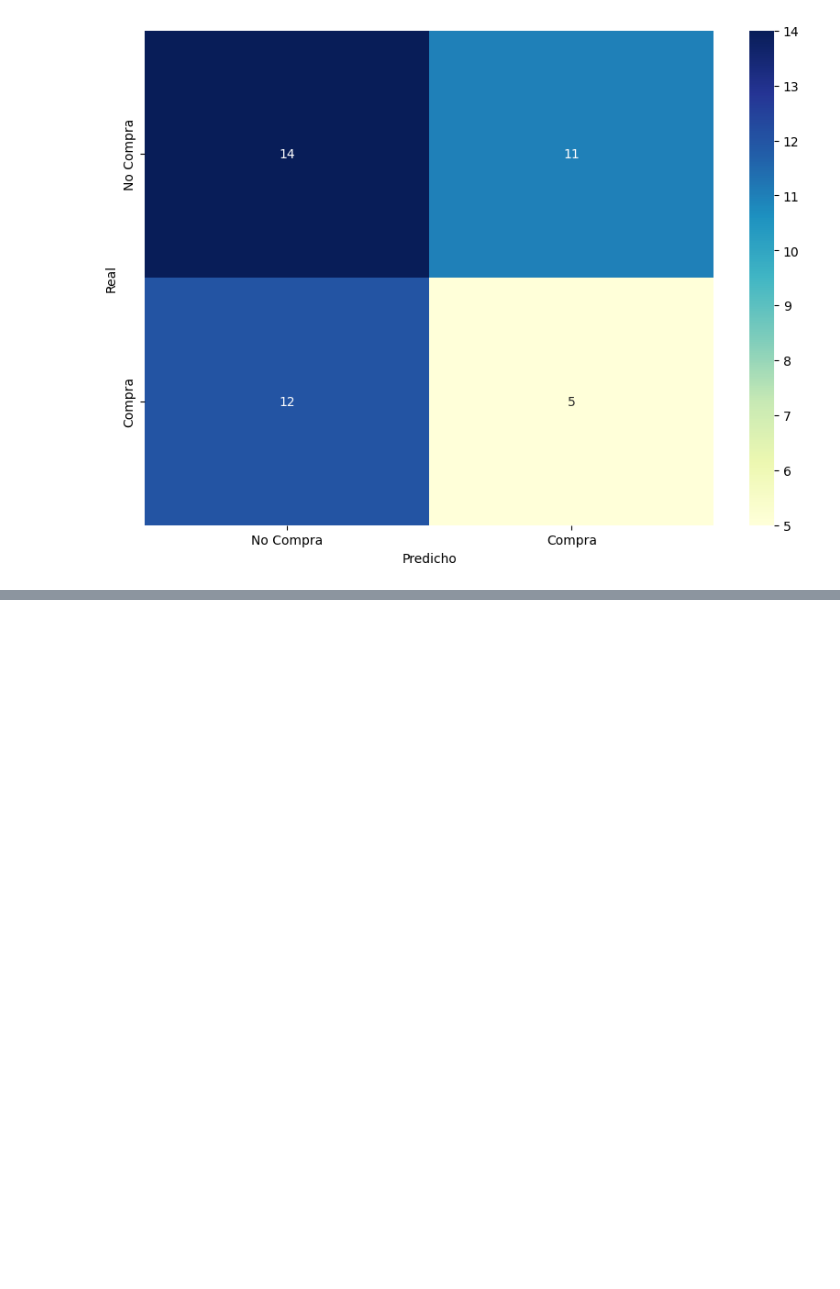
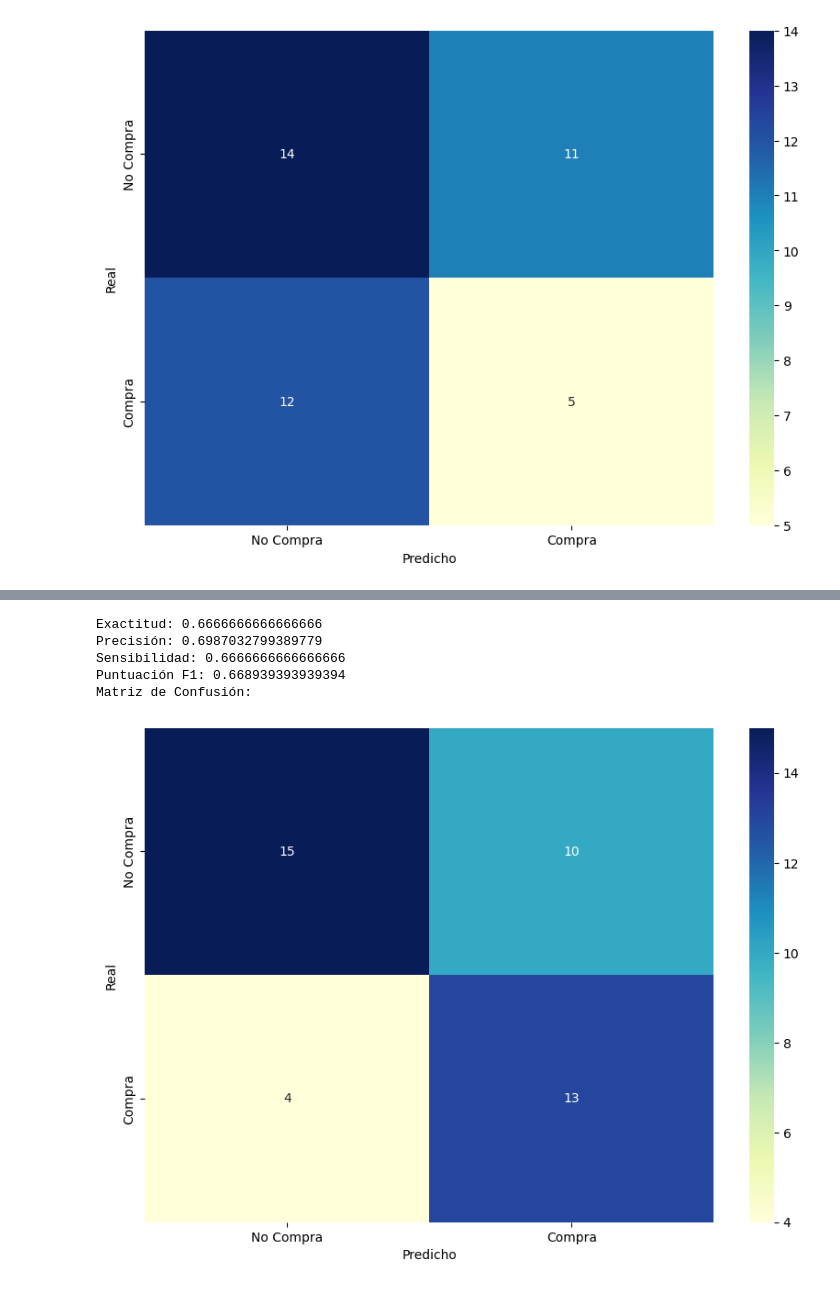
Before and after one commit to Japulgarin/Data_challenge_uninorte, a Jupyter notebook: Ejemplo clasificacion de texto.ipynb, the cells around one changed output, grey strips where cells are left out. Drawn from its saved outputs; the diff is of its cells as text; code cells hidden in the pictures; blank space fills up the shorter version.

```diff
--- a/Ejemplo clasificacion de texto.ipynb
+++ b/Ejemplo clasificacion de texto.ipynb
@@ -263,3 +312,15 @@ Sensibilidad: 0.4523809523809524
 Puntuación F1: 0.4494525082760377
 Matriz de Confusión:
 [figure]
+# %%
+import xgboost as xgb
+
+# Crear y entrenar el modelo
+model_xgb = xgb.XGBClassifier(objective="binary:logistic", random_state=42)
+model_xgb.fit(X_train, y_train)
+
+# Realizar predicciones con el conjunto de prueba
+y_pred_xgb = model_xgb.predict(X_test)
+
+# Evaluar el modelo
+print(classification_report(y_test, y_pred_xgb))
@@ -265,0 +336,38 @@ Matriz de Confusión:
+# %%
+from sklearn.metrics import accuracy_score, precision_score, recall_score, f1_score, confusion_matrix
+import seaborn as sns
+import matplotlib.pyplot as plt
+
+# Realizar predicciones con el conjunto de prueba
+y_pred_xgb = model_xgb.predict(X_test)
+
+# Calcular métricas
+exactitud = accuracy_score(y_test, y_pred_xgb)
+precision = precision_score(y_test, y_pred_xgb, average='weighted')
+sensibilidad = recall_score(y_test, y_pred_xgb, average='weighted')
+f1 = f1_score(y_test, y_pred_xgb, average='weighted')
+matriz_confusion = confusion_matrix(y_test, y_pred_xgb)
+
+# Asumo que tus etiquetas son 'No Compra' y 'Compra', pero esto deberías ajustarlo según tus datos
+etiquetas = ['No Compra', 'Compra']
+
+# Imprimir métricas
+print(f"Exactitud: {exactitud}")
+print(f"Precisión: {precision}")
+print(f"Sensibilidad: {sensibilidad}")
+print(f"Puntuación F1: {f1}")
+print("Matriz de Confusión:")
+
+# Visualizar la matriz de confusión con Seaborn
+plt.figure(figsize=(10,7))
+sns.heatmap(matriz_confusion, annot=True, cmap="YlGnBu", fmt="g", xticklabels=etiquetas, yticklabels=etiquetas)
+plt.xlabel('Predicho')
+plt.ylabel('Real')
+plt.show()
+# %% [output]
+Exactitud: 0.6666666666666666
+Precisión: 0.6987032799389779
+Sensibilidad: 0.6666666666666666
+Puntuación F1: 0.668939393939394
+Matriz de Confusión:
+[figure, added]
```
Also changed, not shown: parts of 20 cells of this notebook.
